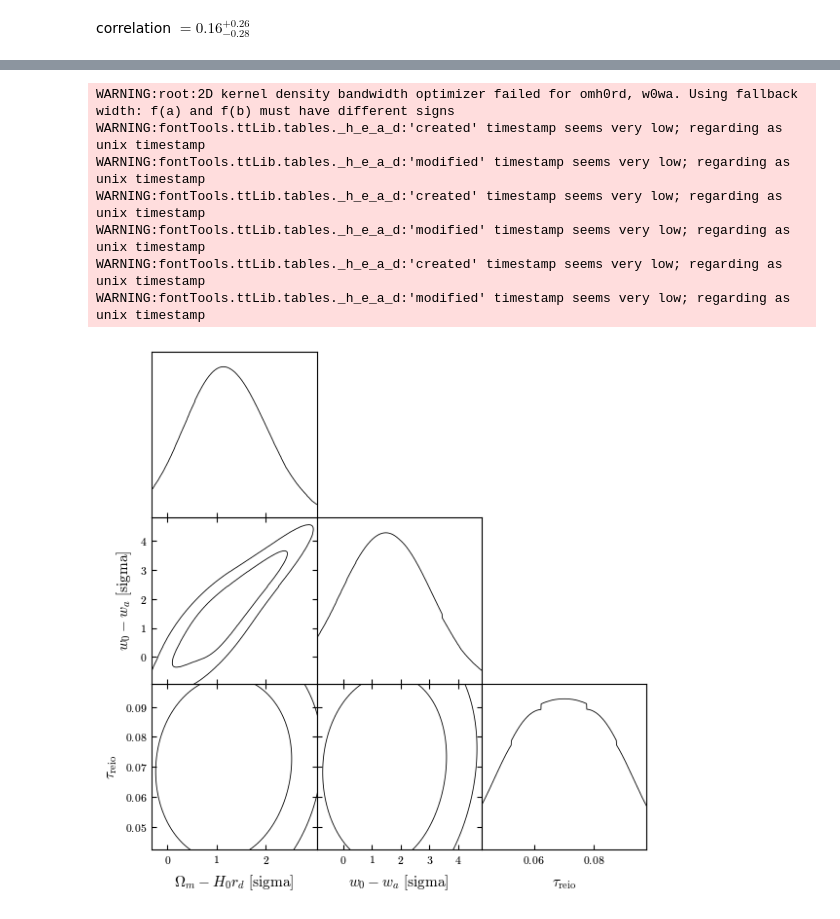
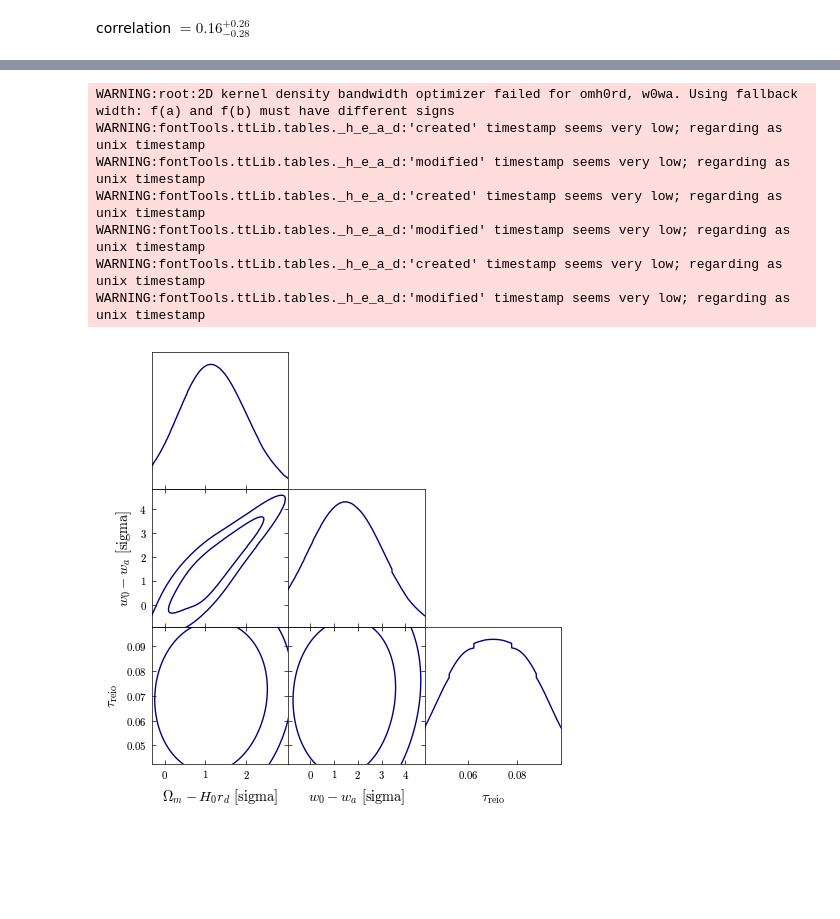
Before and after one commit to Aria-Hem/Aria-cobifact-tau, a Jupyter notebook: test2.ipynb, the cells around one changed output, grey strips where cells are left out. Cells and saved outputs as stored; diff of their text form; code cells hidden in the pictures; blank space fills up the shorter version.

```diff
--- a/test2.ipynb
+++ b/test2.ipynb
@@ -255,13 +253,13 @@ WARNING:fontTools.ttLib.tables._h_e_a_d:'modified' timestamp seems very low; reg
 # %%
-gdplot = gdplt.get_subplot_plotter(width_inch=6)
-gdplot.triangle_plot(sample_short, names)
+gdplot = gdplt.get_subplot_plotter(width_inch=5)
+gdplot.triangle_plot(sample_short, names,contour_lws=1,contour_colors=['navy'],shaded=False,filled=False)
 plt.savefig('newcorr_3.pdf')
 # %% [output]
 WARNING:root:2D kernel density bandwidth optimizer failed for omh0rd, w0wa. Using fallback width: f(a) and f(b) must have different signs
 WARNING:fontTools.ttLib.tables._h_e_a_d:'created' timestamp seems very low; regarding as unix timestamp
 WARNING:fontTools.ttLib.tables._h_e_a_d:'modified' timestamp seems very low; regarding as unix timestamp
 WARNING:fontTools.ttLib.tables._h_e_a_d:'created' timestamp seems very low; regarding as unix timestamp
 WARNING:fontTools.ttLib.tables._h_e_a_d:'modified' timestamp seems very low; regarding as unix timestamp
 WARNING:fontTools.ttLib.tables._h_e_a_d:'created' timestamp seems very low; regarding as unix timestamp
 WARNING:fontTools.ttLib.tables._h_e_a_d:'modified' timestamp seems very low; regarding as unix timestamp
-[figure, old version]
+[figure, new version]
```
Also changed, not shown: parts of 3 cells of this notebook, 3 other files.
